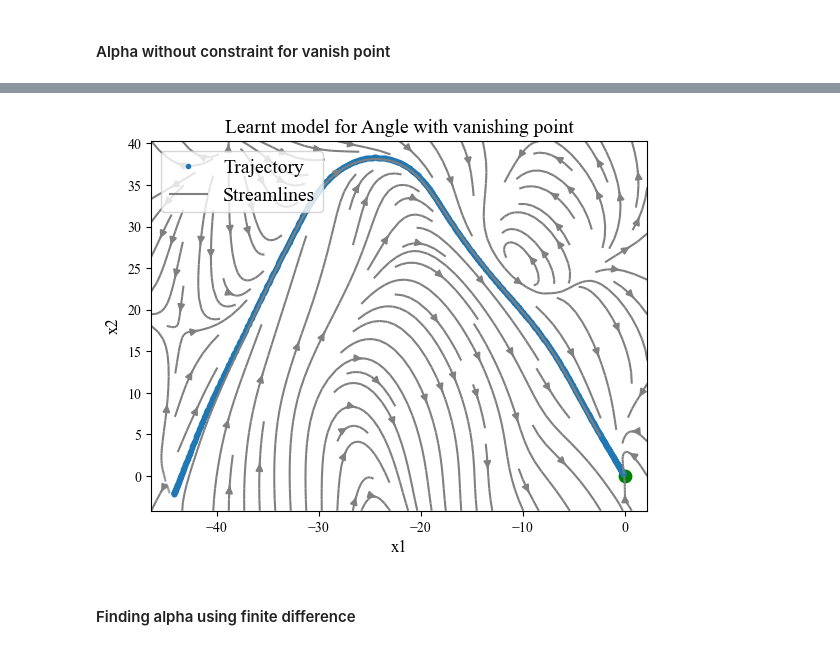
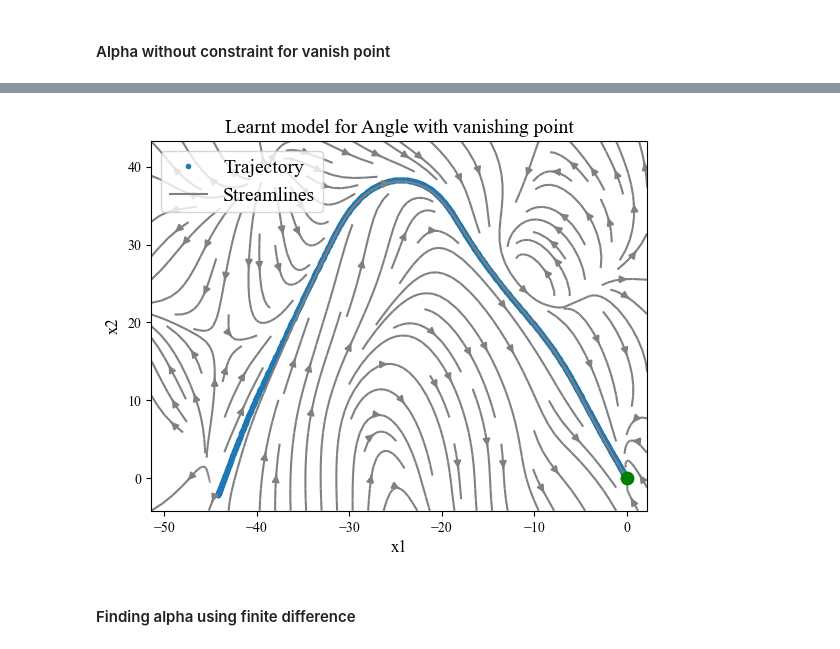
Before and after one commit to helenatp/tpk4960, a Jupyter notebook: src/lasa/lasa_vanish.ipynb, the cells around one changed output, grey strips where cells are left out. Saved outputs shown, nothing was run; the diff lists cells and outputs as text; code cells hidden in the pictures.

Commit message:
new plots for lasa_vanish

```diff
--- a/src/lasa/lasa_vanish.ipynb
+++ b/src/lasa/lasa_vanish.ipynb
@@ -156,11 +154,11 @@ num_of_samples = 100
 if name_of_dataset == 'Sshape':
     num_of_samples = 200
 
-w = randn(size_of_state, num_of_samples)/sigma
-b = rand(1,num_of_samples)*2*np.pi
+#w = randn(size_of_state, num_of_samples)/sigma
+#b = rand(1,num_of_samples)*2*np.pi
 
-#w = np.load('RFF_parameters/w_'+name_of_dataset+'_vanish.npy')
-#b = np.load('RFF_parameters/b_'+name_of_dataset+'_vanish.npy')
+w = np.load('RFF_parameters/w_'+name_of_dataset+'_vanish.npy')
+b = np.load('RFF_parameters/b_'+name_of_dataset+'_vanish.npy')
 
 mu = 0.0
 # %% [markdown]
@@ -238,30 +236,30 @@ alpha_z = alpha_approx_z(x_train, y_train, w, b, dim_of_function, num_of_samples
 # %%
 def learnt_model_vanish(t, x):
     func = capital_psi_z_function(x, w, b, num_of_samples, dim_of_function, L_).T @ alpha_z
     return func
 
 data_series = solve_ivp(learnt_model_vanish, timespan, init_condition, t_eval = t_series).y
 
 u_learnt = np.zeros(X1.shape)
 v_learnt = np.zeros(X1.shape)
 
 for (i,j), value in np.ndenumerate(X1):
     Y_prime = learnt_model_vanish(t, np.array([value, X2[i, j]]))
     u_learnt[i,j] = Y_prime[0]
     v_learnt[i,j] = Y_prime[1]
 
 fig_learntmodel_closed_form = plt.figure(2)
 plt.title('Learnt model for ' + name_of_dataset + " with vanishing point", fontsize=14)
 plt.plot(data_series[0, :], data_series[1, :], '.', linewidth=0.1)
 plt.streamplot(X1, X2, u_learnt, v_learnt, density = 1.1, color ='gray')
 plt.xlabel('x1', fontsize=12)
 plt.ylabel('x2', fontsize=12)
-plt.scatter(0,0, color='green', s=80)
+plt.scatter(0,0, color='green', s=80, zorder=10)
 plt.legend(['Trajectory', 'Streamlines'], loc = "upper left" , frameon = True , prop ={'size': 14 } )
 fig_learntmodel_closed_form.show()
 #plt.savefig(r"lasa_figures/"+name_of_dataset+"_lasa_vanish_vanishingpoint.eps", format ="eps")
 # %% [output]
-[figure, old version]
+[figure, new version]
 # %% [markdown]
 #### Finding alpha using finite difference
 # %%
```
Also changed, not shown: parts of 7 cells of this notebook, 3 other files.
